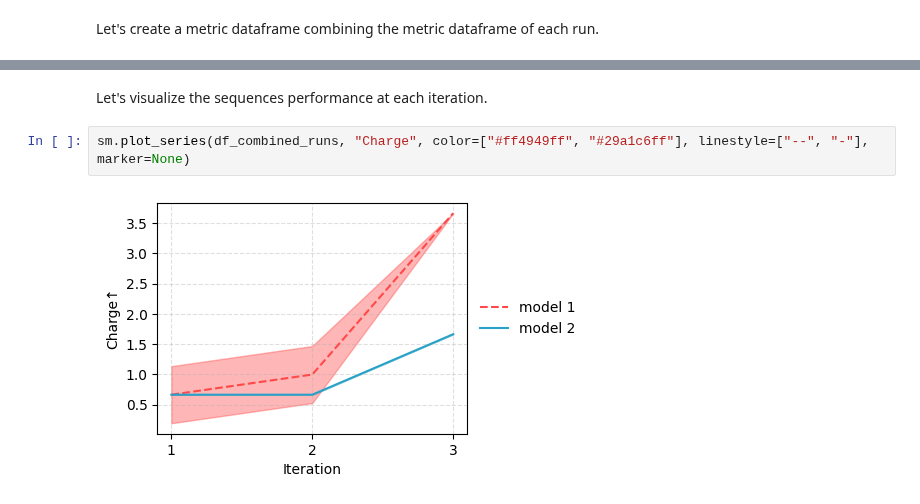
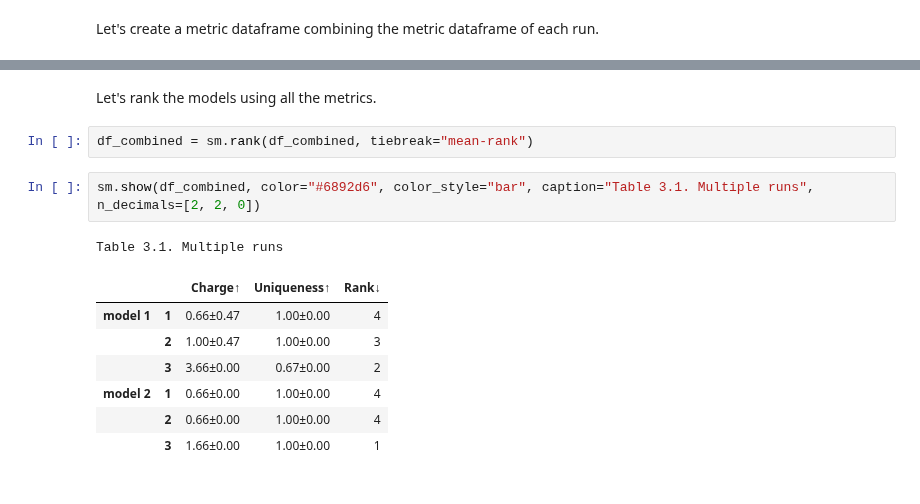
Before and after one commit to szczurek-lab/seqme, a Jupyter notebook: docs/tutorials/time_series.ipynb, the cells around one changed output, grey strips where cells are left out. Saved outputs shown, nothing was run; the diff lists cells and outputs as text.

```diff
--- a/docs/tutorials/time_series.ipynb
+++ b/docs/tutorials/time_series.ipynb
@@ -165,6 +154,15 @@ Table 3. Multiple runs
-# %% [markdown]
-Let's visualize the sequences performance at each iteration.
+# %% [markdown]
+Let's rank the models using all the metrics.
+# %%
+df_combined = sm.rank(df_combined, tiebreak="mean-rank")
 # %%
-sm.plot_series(df_combined_runs, "Charge", color=["#ff4949ff", "#29a1c6ff"], linestyle=["--", "-"], marker=None)
+sm.show(df_combined, color="#6892d6", color_style="bar", caption="Table 3.1. Multiple runs", n_decimals=[2, 2, 0])
 # %% [output]
-[figure, removed]
+Table 3.1. Multiple runs
+|  |  | Charge↑ | Uniqueness↑ | Rank↓ |
+| model 1 | 1 | 0.66±0.47 | 1.00±0.00 | 4 |
+|  | 2 | 1.00±0.47 | 1.00±0.00 | 3 |
+|  | 3 | 3.66±0.00 | 0.67±0.00 | 2 |
+| model 2 | 1 | 0.66±0.00 | 1.00±0.00 | 4 |
+|  | 2 | 0.66±0.00 | 1.00±0.00 | 4 |
+|  | 3 | 1.66±0.00 | 1.00±0.00 | 1 |
```
Also changed, not shown: parts of 6 cells of this notebook, 24 other files.
